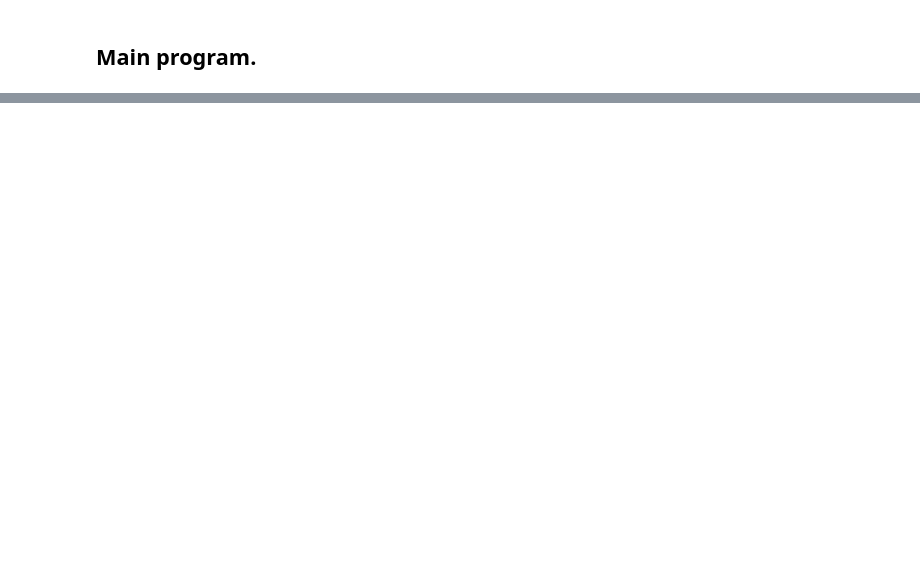
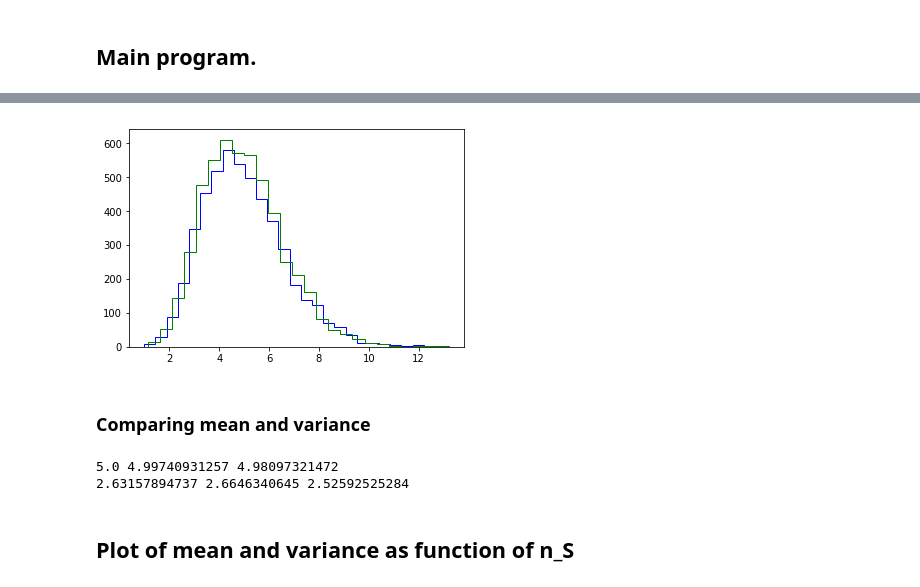
Before and after one commit to emilleishida/CorrMatrix_ABC, a Jupyter notebook: scripts/cov_matrix_definition/wishart.ipynb, the cells around one changed output, grey strips where cells are left out. Cells and saved outputs as stored; diff of their text form; code cells hidden in the pictures; blank space fills up the shorter version.

Commit message:
Comment on Wishart mean

```diff
--- a/scripts/cov_matrix_definition/wishart.ipynb
+++ b/scripts/cov_matrix_definition/wishart.ipynb
@@ -87,0 +91,56 @@ plt.show()
+# %%
+def get_cov_ML(cov, size):
+
+    n_D = cov.shape[0]
+    y2 = multivariate_normal.rvs(mean=np.zeros(n_D), cov=cov, size=size)
+    # y2[:,j] = realisations for j-th data entry
+    # y2[i,:] = data vector for i-th realisation
+
+    # Calculate covariance matrix via np
+    cov_est = np.cov(y2, rowvar=False)
+    return cov_est
+# %%
+n_S = 20
+n_R = 1000
+i=0
+j=0
+# Correction of scale matrix (true covariance) to match ML cov estimate
+cov_c = cov / (n_S - 1)
+# %%
+W = mv.wishart(df=n_S-1, scale=cov_c)
+wij = []
+for r in range(n_R):
+    w = W.rvs()
+    wij.append(w[i][j])
+# %%
+cij = []
+for r in range(n_R):
+    c = get_cov_ML(cov, n_S)
+    cij.append(c[i][j])
+# %%
+if n_S > n_D:
+    plt.hist(wij, bins=25, histtype='step', color='b')
+plt.hist(cij, bins=25, histtype='step', color='g')
+plt.show()
+# %% [output]
+[figure, added]
+# %% [markdown]
+### Comparing mean and variance
+# %%
+mean_true = cov_c[i][j] * (n_S - 1)
+var_true   = (cov_c[i][j]**2 + cov_c[i][i]*cov_c[j][j]) * (n_S - 1)
+if n_S > n_D:
+    mean_wij  = np.mean(wij)
+    var_wij   = np.var(wij)
+else:
+    mean_wij = 'undef'
+    var_wij  = 'undef'
+mean_cij  = np.mean(cij)
+var_cij   = np.var(cij)
+print(mean_true, mean_wij, mean_cij)
+print(var_true, var_wij, var_cij)
+# %% [output]
+5.0 4.99740931257 4.98097321472
+2.63157894737 2.6646340645 2.52592525284
+# %% [markdown]
+## Plot of mean and variance as function of n_S
```
Also changed, not shown: parts of 8 cells of this notebook, 2 other files.
